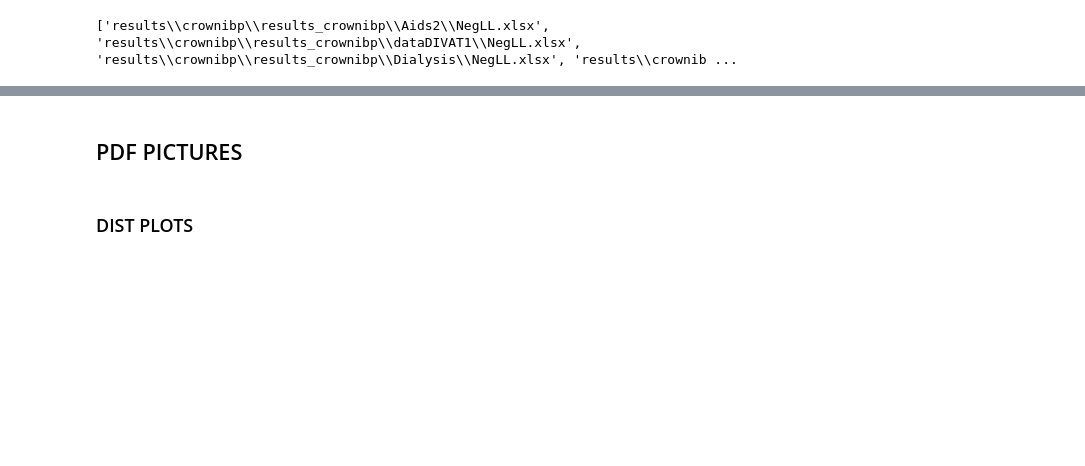
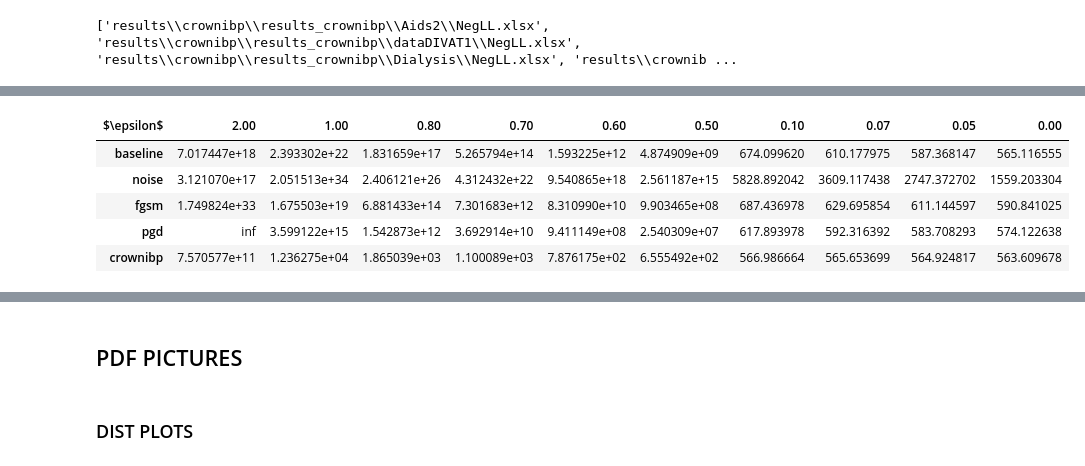
Before and after one commit to mlpotter/SAWAR, a Jupyter notebook: EECE7398_FINAL_DATA.ipynb, the cells around one changed output, grey strips where cells are left out. Saved outputs shown, nothing was run; the diff lists cells and outputs as text; code cells hidden in the pictures; blank space fills up the shorter version.

```diff
--- a/EECE7398_FINAL_DATA.ipynb
+++ b/EECE7398_FINAL_DATA.ipynb
@@ -228,0 +263,9 @@ $\epsilon$ &  &  &  &  &  &  &  &  &  &  &  &  &  &  &  &  &  &  &  &  &  &  &
+# %%
+dfmi.T.swaplevel(i=1,j=0,axis=0).groupby(level=0).mean().reindex(algorithms)
+# %% [output]
+| $\epsilon$ | 2.00 | 1.00 | 0.80 | 0.70 | 0.60 | 0.50 | 0.10 | 0.07 | 0.05 | 0.00 |
+| baseline | 7.017447e+18 | 2.393302e+22 | 1.831659e+17 | 5.265794e+14 | 1.593225e+12 | 4.874909e+09 | 674.099620 | 610.177975 | 587.368147 | 565.116555 |
+| noise | 3.121070e+17 | 2.051513e+34 | 2.406121e+26 | 4.312432e+22 | 9.540865e+18 | 2.561187e+15 | 5828.892042 | 3609.117438 | 2747.372702 | 1559.203304 |
+| fgsm | 1.749824e+33 | 1.675503e+19 | 6.881433e+14 | 7.301683e+12 | 8.310990e+10 | 9.903465e+08 | 687.436978 | 629.695854 | 611.144597 | 590.841025 |
+| pgd | inf | 3.599122e+15 | 1.542873e+12 | 3.692914e+10 | 9.411149e+08 | 2.540309e+07 | 617.893978 | 592.316392 | 583.708293 | 574.122638 |
+| crownibp | 7.570577e+11 | 1.236275e+04 | 1.865039e+03 | 1.100089e+03 | 7.876175e+02 | 6.555492e+02 | 566.986664 | 565.653699 | 564.924817 | 563.609678 |
```
Also changed, not shown: parts of 13 cells of this notebook, 1 other file.
